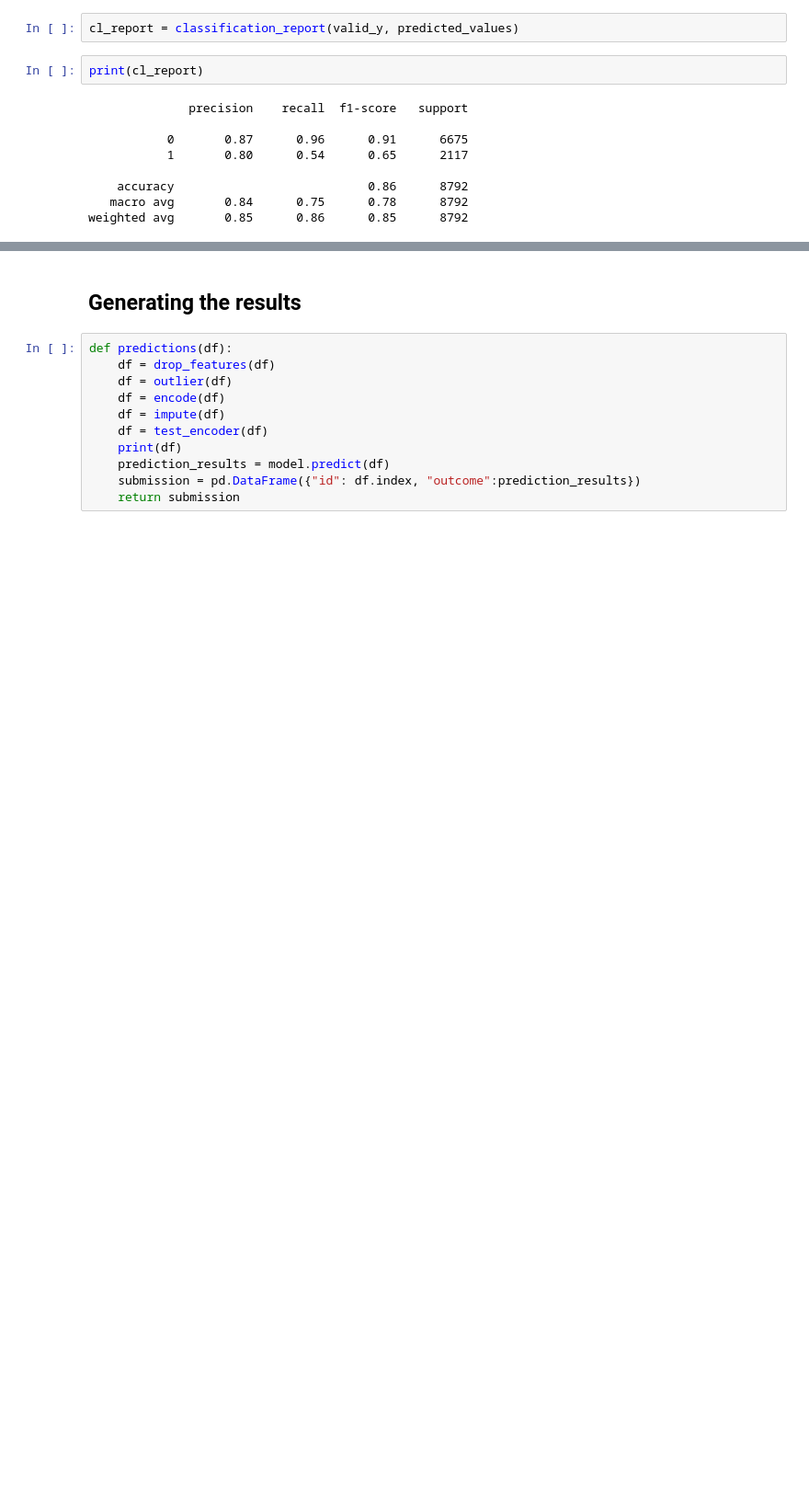
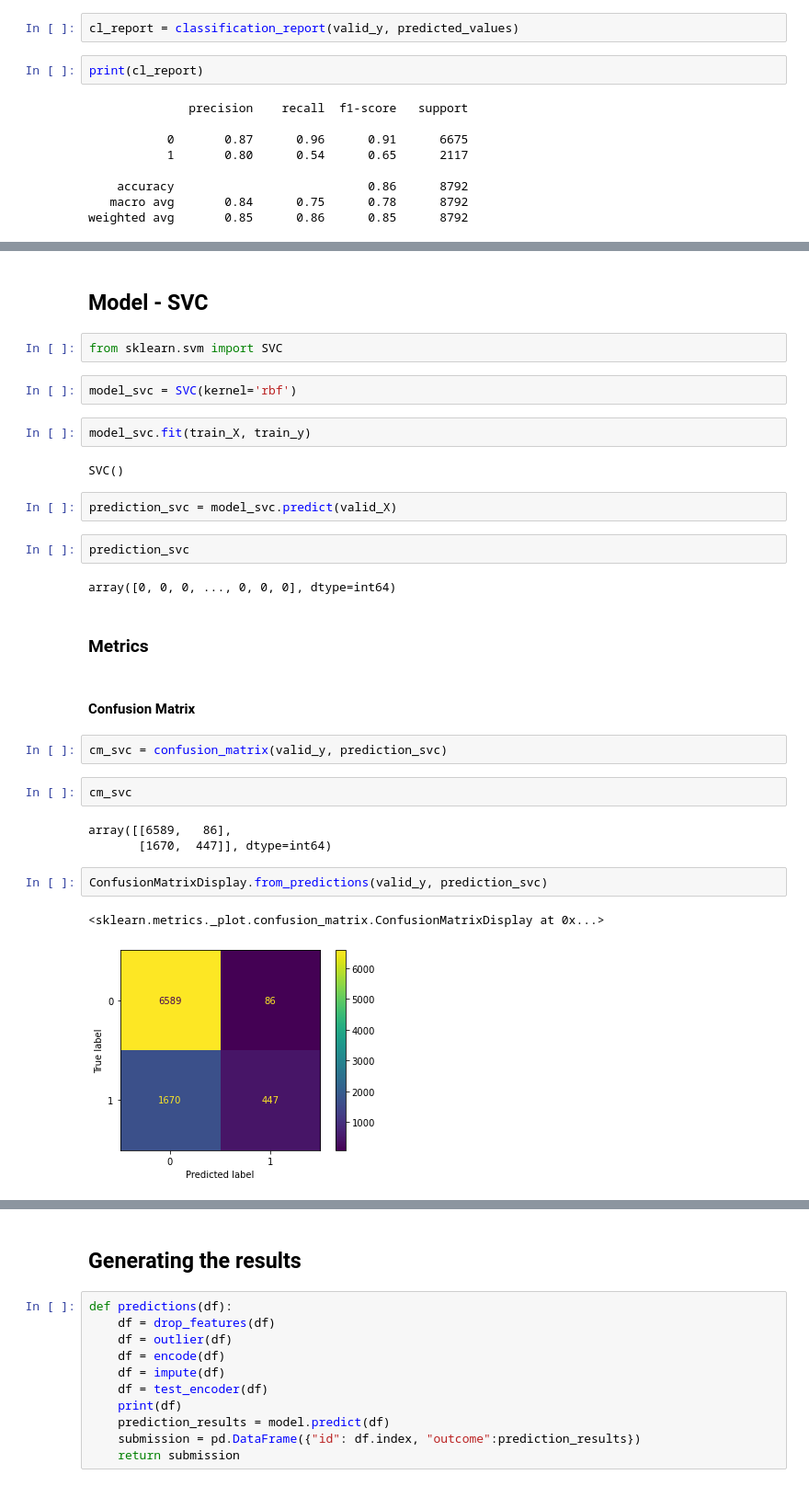
Before and after one commit to ghost07-server/ML_Classification, a Jupyter notebook: 01. Classification_SalaryPrediction/Classification_Salary_gte_50K.ipynb, the cells around one changed output, grey strips where cells are left out. Shown at 92% size. Saved outputs shown, nothing was run; the diff lists cells and outputs as text; blank space fills up the shorter version.

```diff
--- a/01. Classification_SalaryPrediction/Classification_Salary_gte_50K.ipynb
+++ b/01. Classification_SalaryPrediction/Classification_Salary_gte_50K.ipynb
@@ -596,0 +651,32 @@ weighted avg       0.85      0.86      0.85      8792
+# %% [markdown]
+## Model - SVC
+# %%
+from sklearn.svm import SVC
+# %%
+model_svc = SVC(kernel='rbf')
+# %%
+model_svc.fit(train_X, train_y)
+# %% [output]
+SVC()
+# %%
+prediction_svc = model_svc.predict(valid_X)
+# %%
+prediction_svc
+# %% [output]
+array([0, 0, 0, ..., 0, 0, 0], dtype=int64)
+# %% [markdown]
+### Metrics
+# %% [markdown]
+#### Confusion Matrix
+# %%
+cm_svc = confusion_matrix(valid_y, prediction_svc)
+# %%
+cm_svc
+# %% [output]
+array([[6589,   86],
+       [1670,  447]], dtype=int64)
+# %%
+ConfusionMatrixDisplay.from_predictions(valid_y, prediction_svc)
+# %% [output]
+<sklearn.metrics._plot.confusion_matrix.ConfusionMatrixDisplay at 0x...>
+[figure, added]
```
Also changed, not shown: parts of 21 cells of this notebook, 2 other files.
